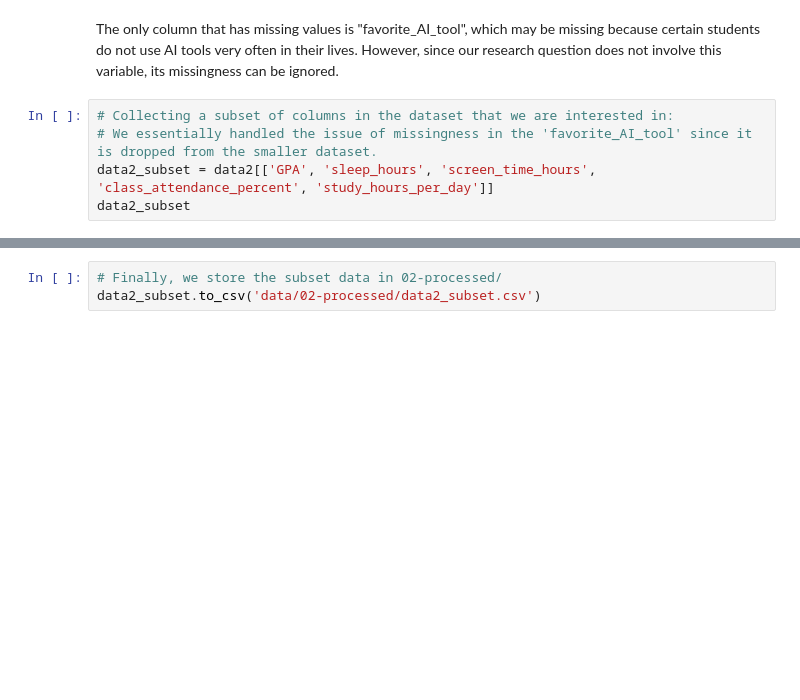
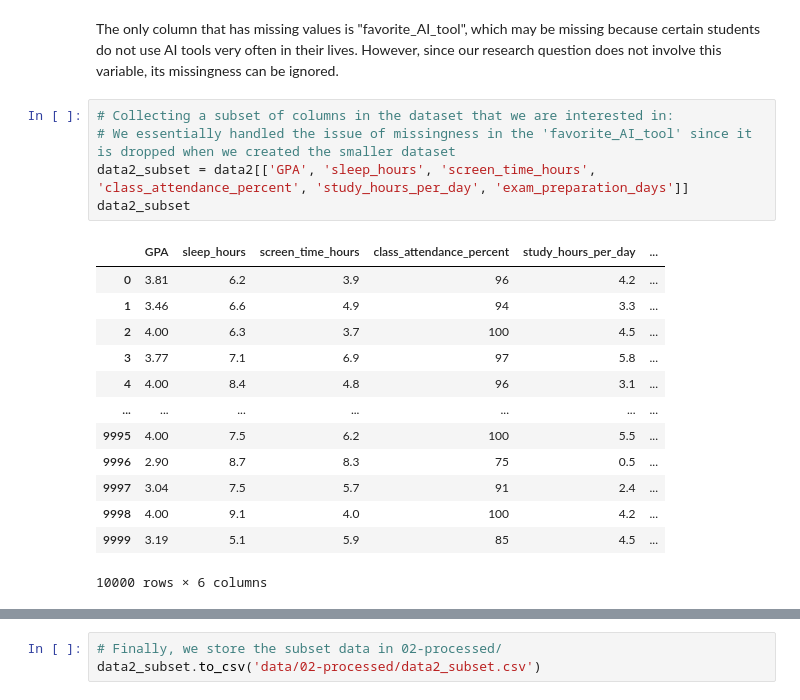
Before and after one commit to AnEpiphanyMaybe/sleep-screen-time-analysis, a Jupyter notebook: 01-DataCheckpoint.ipynb, the cells around one changed output, grey strips where cells are left out. Drawn from its saved outputs; the diff is of its cells as text; blank space fills up the shorter version.

Commit message:
added and modified content for dataset 2

```diff
--- a/01-DataCheckpoint.ipynb
+++ b/01-DataCheckpoint.ipynb
@@ -474,7 +592,21 @@ data2.duplicated().sum()
 The only column that has missing values is "favorite_AI_tool", which may be missing because certain students do not use AI tools very often in their lives. However, since our research question does not involve this variable, its missingness can be ignored.
 # %%
 # Collecting a subset of columns in the dataset that we are interested in:
-# We essentially handled the issue of missingness in the 'favorite_AI_tool' since it is dropped from the smaller dataset.
-data2_subset = data2[['GPA', 'sleep_hours', 'screen_time_hours', 'class_attendance_percent', 'study_hours_per_day']]
+# We essentially handled the issue of missingness in the 'favorite_AI_tool' since it is dropped when we created the smaller dataset
+data2_subset = data2[['GPA', 'sleep_hours', 'screen_time_hours', 'class_attendance_percent', 'study_hours_per_day', 'exam_preparation_days']]
 data2_subset
+# %% [output]
+|  | GPA | sleep_hours | screen_time_hours | class_attendance_percent | study_hours_per_day | ... |
+| 0 | 3.81 | 6.2 | 3.9 | 96 | 4.2 | ... |
+| 1 | 3.46 | 6.6 | 4.9 | 94 | 3.3 | ... |
+| 2 | 4.00 | 6.3 | 3.7 | 100 | 4.5 | ... |
+| 3 | 3.77 | 7.1 | 6.9 | 97 | 5.8 | ... |
+| 4 | 4.00 | 8.4 | 4.8 | 96 | 3.1 | ... |
+| ... | ... | ... | ... | ... | ... | ... |
+| 9995 | 4.00 | 7.5 | 6.2 | 100 | 5.5 | ... |
+| 9996 | 2.90 | 8.7 | 8.3 | 75 | 0.5 | ... |
+| 9997 | 3.04 | 7.5 | 5.7 | 91 | 2.4 | ... |
+| 9998 | 4.00 | 9.1 | 4.0 | 100 | 4.2 | ... |
+| 9999 | 3.19 | 5.1 | 5.9 | 85 | 4.5 | ... |
+10000 rows × 6 columns
 # %%
```
Also changed, not shown: parts of 38 cells of this notebook.
